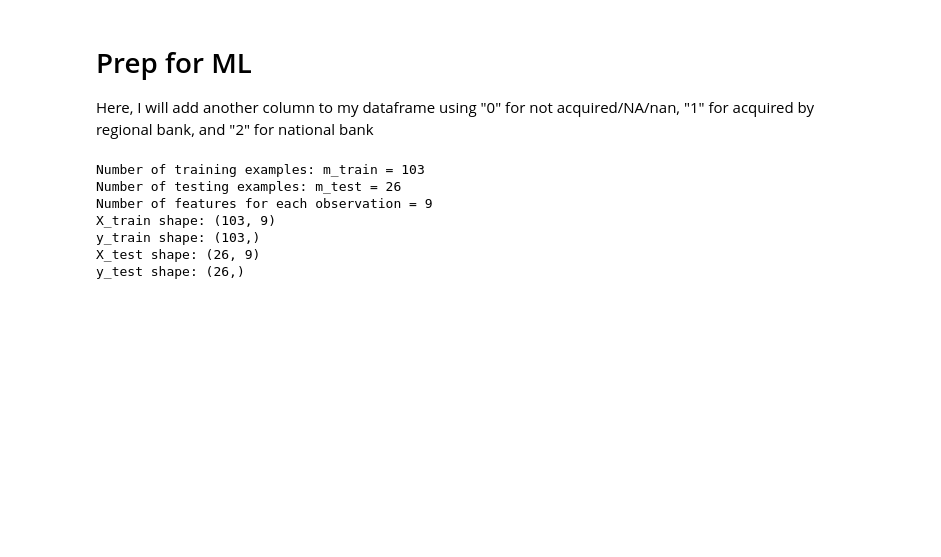
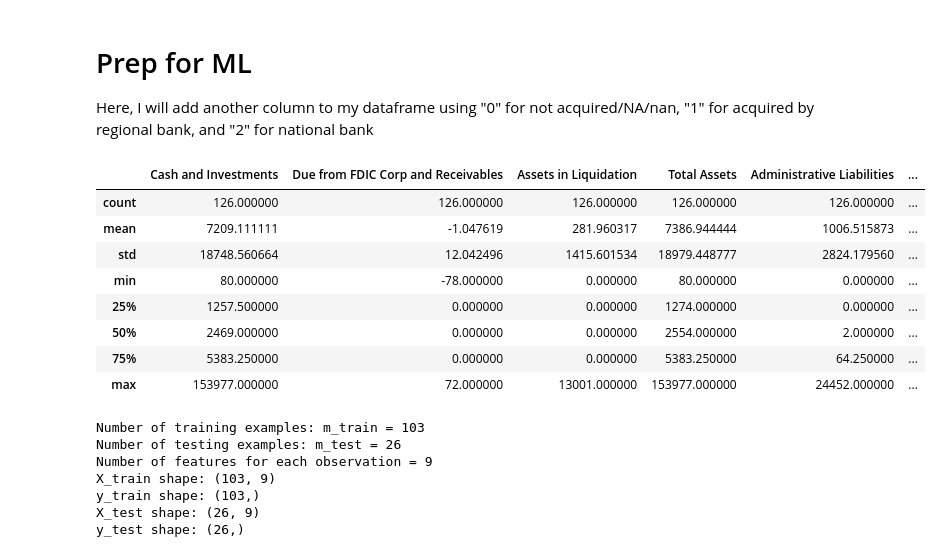
Before and after one commit to wkim31/Econ1680-ML, a Jupyter notebook: ML.ipynb, the cells around one changed output. Cells and saved outputs as stored; diff of their text form; code cells hidden in the pictures; blank space fills up the shorter version.

```diff
--- a/ML.ipynb
+++ b/ML.ipynb
@@ -211,6 +213,18 @@ X = banks_relevant.drop('Acquisition Type', axis=1) #features: everything except
 y = banks_relevant['Acquisition Type'] #target variable
 
 X_train, X_test, y_train, y_test = train_test_split(X, y, test_size=0.2, random_state= 1680)
+# %%
+banks_relevant.describe()
+# %% [output]
+|  | Cash and Investments | Due from FDIC Corp and Receivables | Assets in Liquidation | Total Assets | Administrative Liabilities | ... |
+| count | 126.000000 | 126.000000 | 126.000000 | 126.000000 | 126.000000 | ... |
+| mean | 7209.111111 | -1.047619 | 281.960317 | 7386.944444 | 1006.515873 | ... |
+| std | 18748.560664 | 12.042496 | 1415.601534 | 18979.448777 | 2824.179560 | ... |
+| min | 80.000000 | -78.000000 | 0.000000 | 80.000000 | 0.000000 | ... |
+| 25% | 1257.500000 | 0.000000 | 0.000000 | 1274.000000 | 0.000000 | ... |
+| 50% | 2469.000000 | 0.000000 | 0.000000 | 2554.000000 | 2.000000 | ... |
+| 75% | 5383.250000 | 0.000000 | 0.000000 | 5383.250000 | 64.250000 | ... |
+| max | 153977.000000 | 72.000000 | 13001.000000 | 153977.000000 | 24452.000000 | ... |
 # %%
 #Checking dimensions of model to prevent bugs later on:
 m_train = X_train.shape[0]
```
Also changed, not shown: parts of 13 cells of this notebook.
